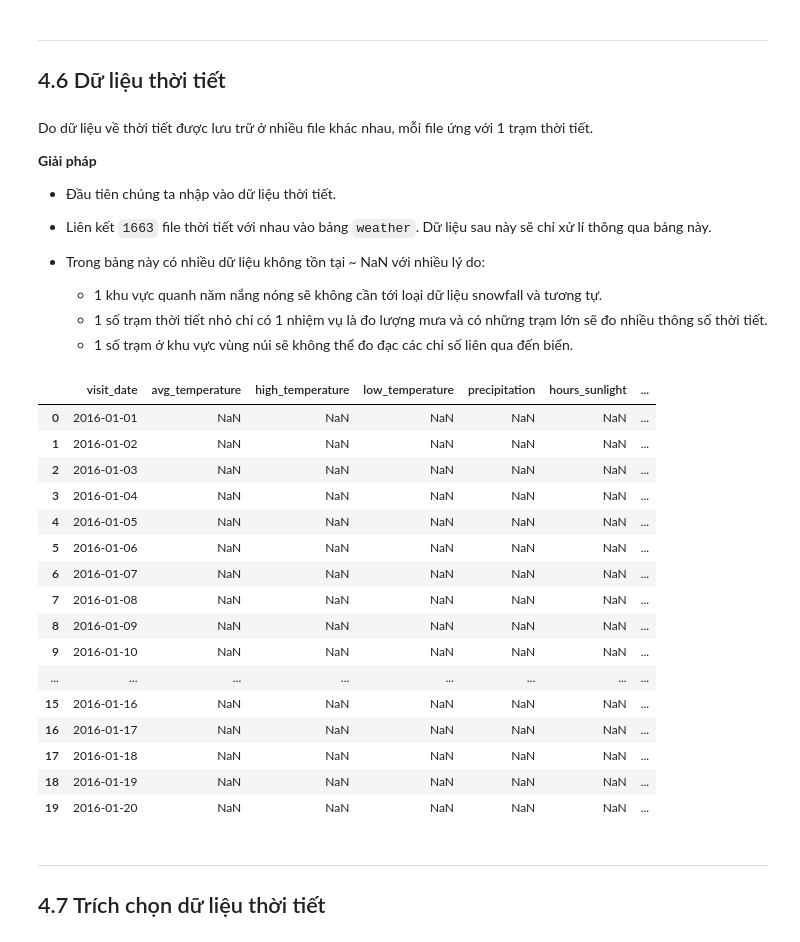
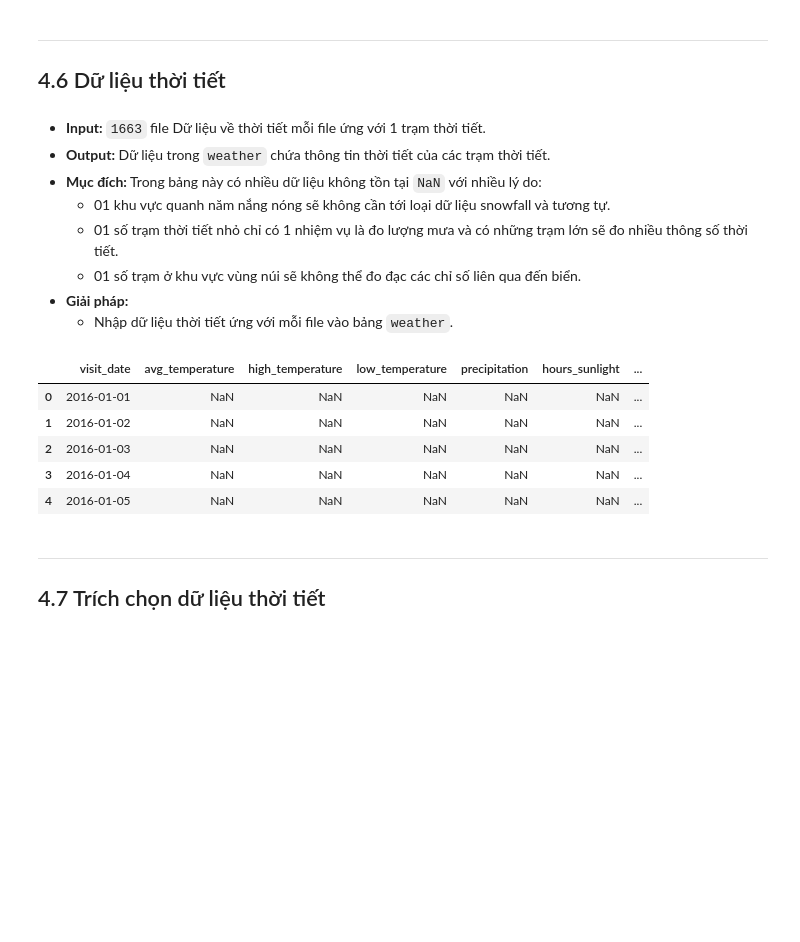
Before and after one commit to pdthuc/Project-Applied_Data_Science, a Jupyter notebook: Group12_Notebook.ipynb, the cells around one changed output. Cells and saved outputs as stored; diff of their text form; code cells hidden in the pictures; blank space fills up the shorter version.

```diff
--- a/Group12_Notebook.ipynb
+++ b/Group12_Notebook.ipynb
@@ -226,17 +216,14 @@ data.head()
 ---
 ## 4.6 Dữ liệu thời tiết
 # %% [markdown]
-Do dữ liệu về thời tiết được lưu trữ ở nhiều file khác nhau, mỗi file ứng với 1 trạm thời tiết.
-
-**Giải pháp**
-
-* Đầu tiên chúng ta nhập vào dữ liệu thời tiết.
-* Liên kết `1663` file thời tiết với nhau vào bảng `weather`. Dữ liệu sau này sẽ chỉ xử lí thông qua bảng này.
-* Trong bảng này có nhiều dữ liệu không tồn tại ~ NaN với nhiều lý do:
-
-  * 1 khu vực quanh năm nắng nóng sẽ không cần tới loại dữ liệu snowfall và tương tự.
-  * 1 số trạm thời tiết nhỏ chỉ có 1 nhiệm vụ là đo lượng mưa và có những trạm lớn sẽ đo nhiều thông số thời tiết.
-  * 1 số trạm ở khu vực vùng núi sẽ không thể đo đạc các chỉ số liên qua đến biển.
+- **Input:** `1663` file Dữ liệu về thời tiết mỗi file ứng với 1 trạm thời tiết.
+- **Output:** Dữ liệu trong `weather` chứa thông tin thời tiết của các trạm thời tiết.
+- **Mục đích:** Trong bảng này có nhiều dữ liệu không tồn tại `NaN` với nhiều lý do:
+  * 01 khu vực quanh năm nắng nóng sẽ không cần tới loại dữ liệu snowfall và tương tự.
+  * 01 số trạm thời tiết nhỏ chỉ có 1 nhiệm vụ là đo lượng mưa và có những trạm lớn sẽ đo nhiều thông số thời tiết.
+  * 01 số trạm ở khu vực vùng núi sẽ không thể đo đạc các chỉ số liên qua đến biển.
+- **Giải pháp:**
+  - Nhập dữ liệu thời tiết ứng với mỗi file vào bảng `weather`.
 # %%
 import glob
 weather_dfs = []
@@ -250,25 +237,14 @@ for path in glob.glob('data/1-1-16_5-31-17_Weather/*.csv'):
 weather = pd.concat(weather_dfs, axis='rows')
 weather.rename(columns={'calendar_date': 'visit_date'}, inplace=True)
 # %%
-weather.head(20)
+weather.head(5)
 # %% [output]
 |  | visit_date | avg_temperature | high_temperature | low_temperature | precipitation | hours_sunlight | ... |
 | 0 | 2016-01-01 | NaN | NaN | NaN | NaN | NaN | ... |
 | 1 | 2016-01-02 | NaN | NaN | NaN | NaN | NaN | ... |
 | 2 | 2016-01-03 | NaN | NaN | NaN | NaN | NaN | ... |
 | 3 | 2016-01-04 | NaN | NaN | NaN | NaN | NaN | ... |
 | 4 | 2016-01-05 | NaN | NaN | NaN | NaN | NaN | ... |
-| 5 | 2016-01-06 | NaN | NaN | NaN | NaN | NaN | ... |
-| 6 | 2016-01-07 | NaN | NaN | NaN | NaN | NaN | ... |
-| 7 | 2016-01-08 | NaN | NaN | NaN | NaN | NaN | ... |
-| 8 | 2016-01-09 | NaN | NaN | NaN | NaN | NaN | ... |
-| 9 | 2016-01-10 | NaN | NaN | NaN | NaN | NaN | ... |
-| ... | ... | ... | ... | ... | ... | ... | ... |
-| 15 | 2016-01-16 | NaN | NaN | NaN | NaN | NaN | ... |
-| 16 | 2016-01-17 | NaN | NaN | NaN | NaN | NaN | ... |
-| 17 | 2016-01-18 | NaN | NaN | NaN | NaN | NaN | ... |
-| 18 | 2016-01-19 | NaN | NaN | NaN | NaN | NaN | ... |
-| 19 | 2016-01-20 | NaN | NaN | NaN | NaN | NaN | ... |
 # %% [markdown]
 ---
 ## 4.7 Trích chọn dữ liệu thời tiết
```
Also changed, not shown: parts of 30 cells of this notebook.
